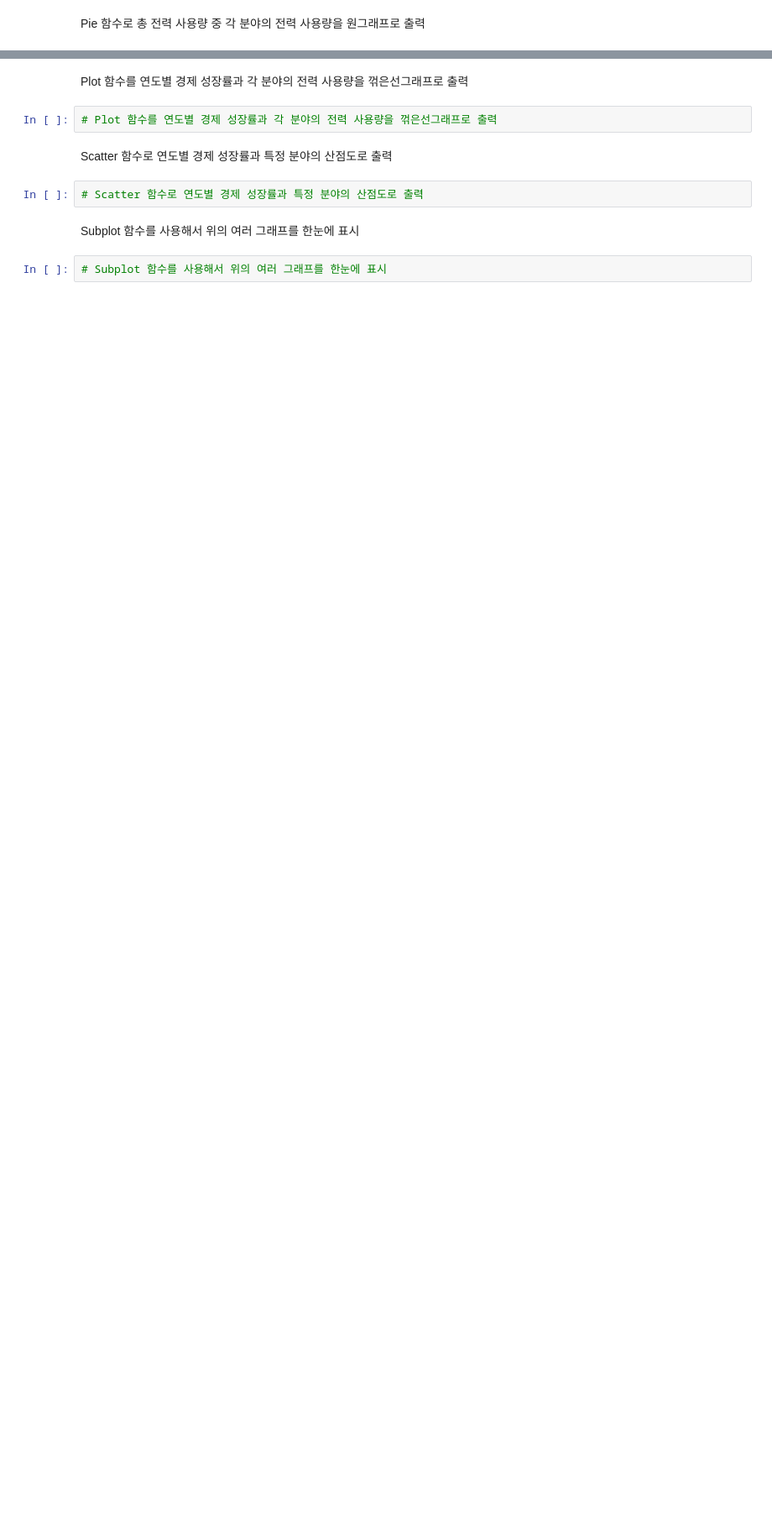
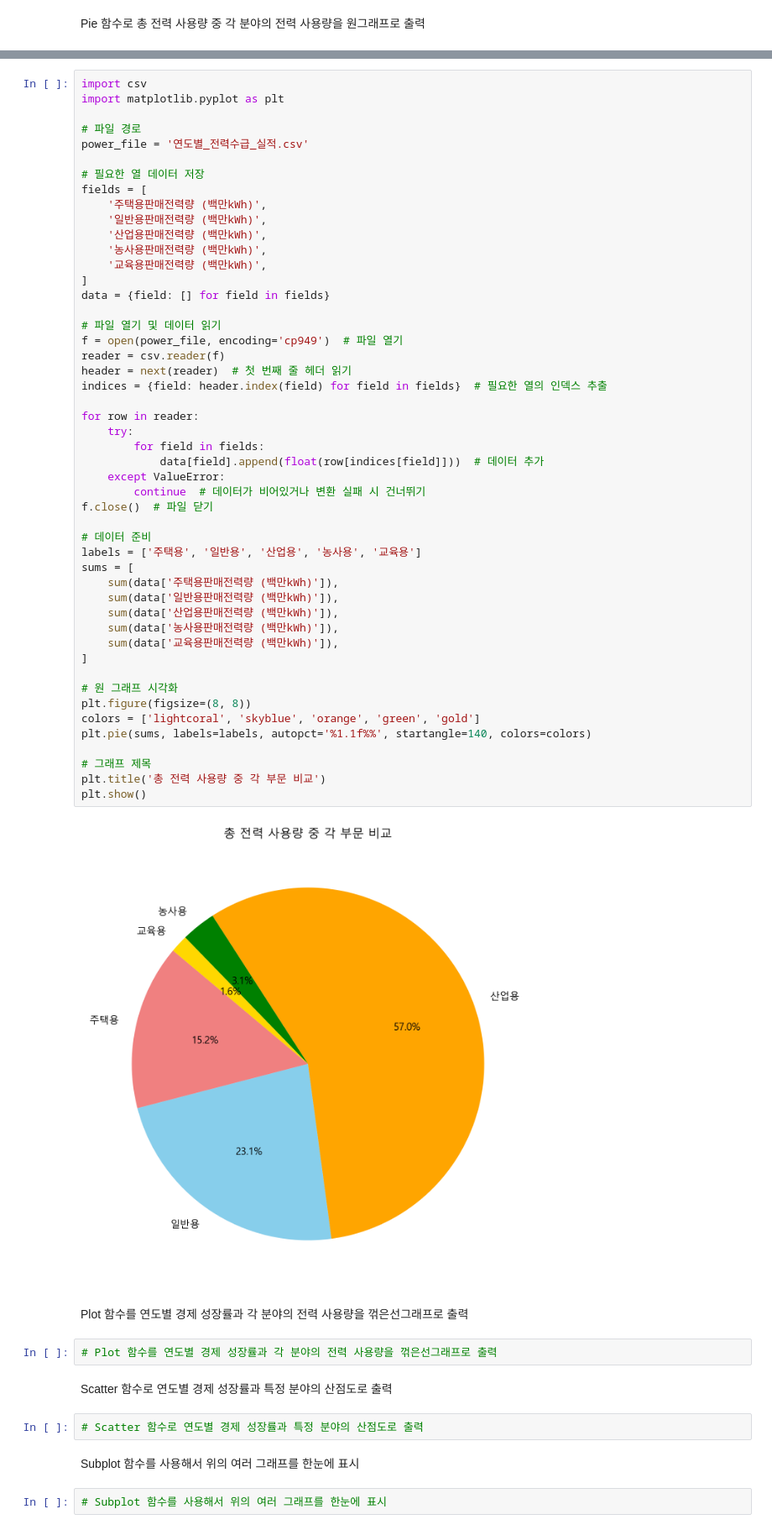
Before and after one commit to uro12/DA-4, a Jupyter notebook: 04조_분석조.ipynb, the cells around one changed output, grey strips where cells are left out. Shown at 84% size. Saved outputs shown, nothing was run; the diff lists cells and outputs as text; blank space fills up the shorter version.

```diff
--- a/04조_분석조.ipynb
+++ b/04조_분석조.ipynb
@@ -501,3 +503,54 @@ plt.show()
+# %%
+import csv
+import matplotlib.pyplot as plt
+
+# 파일 경로
+power_file = '연도별_전력수급_실적.csv'
+
+# 필요한 열 데이터 저장
+fields = [
+    '주택용판매전력량 (백만kWh)',
+    '일반용판매전력량 (백만kWh)',
+    '산업용판매전력량 (백만kWh)',
+    '농사용판매전력량 (백만kWh)',
+    '교육용판매전력량 (백만kWh)',
+]
+data = {field: [] for field in fields}
+
+# 파일 열기 및 데이터 읽기
+f = open(power_file, encoding='cp949')  # 파일 열기
+reader = csv.reader(f)
+header = next(reader)  # 첫 번째 줄 헤더 읽기
+indices = {field: header.index(field) for field in fields}  # 필요한 열의 인덱스 추출
+
+for row in reader:
+    try:
+        for field in fields:
+            data[field].append(float(row[indices[field]]))  # 데이터 추가
+    except ValueError:
+        continue  # 데이터가 비어있거나 변환 실패 시 건너뛰기
+f.close()  # 파일 닫기
+
+# 데이터 준비
+labels = ['주택용', '일반용', '산업용', '농사용', '교육용']
+sums = [
+    sum(data['주택용판매전력량 (백만kWh)']),
+    sum(data['일반용판매전력량 (백만kWh)']),
+    sum(data['산업용판매전력량 (백만kWh)']),
+    sum(data['농사용판매전력량 (백만kWh)']),
+    sum(data['교육용판매전력량 (백만kWh)']),
+]
+
+# 원 그래프 시각화
+plt.figure(figsize=(8, 8))
+colors = ['lightcoral', 'skyblue', 'orange', 'green', 'gold']
+plt.pie(sums, labels=labels, autopct='%1.1f%%', startangle=140, colors=colors)
+
+# 그래프 제목
+plt.title('총 전력 사용량 중 각 부문 비교')
+plt.show()
+# %% [output]
+[figure, added]
 # %% [markdown]
 Plot 함수를 연도별 경제 성장률과 각 분야의 전력 사용량을 꺾은선그래프로 출력
 # %%
```
Also changed, not shown: parts of 1 cell of this notebook.
